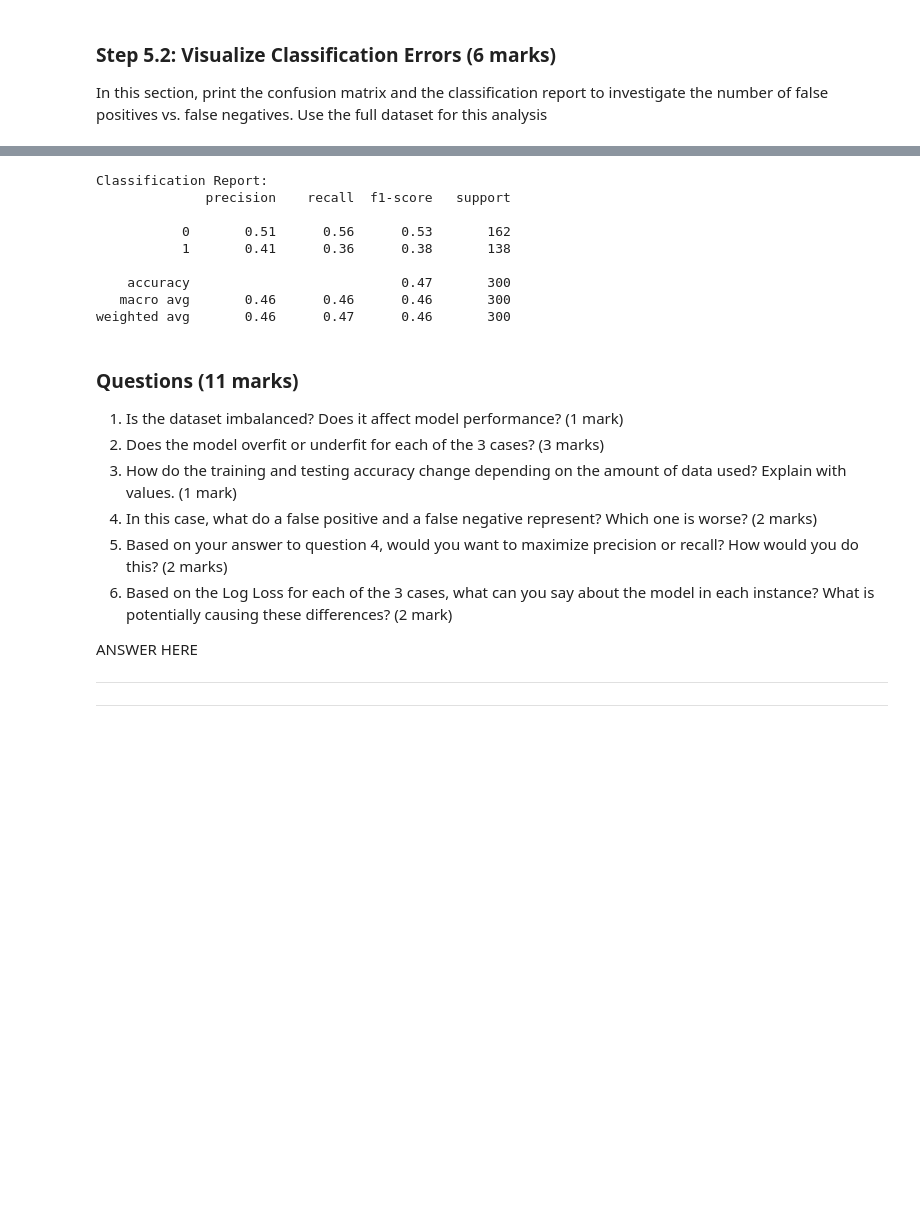
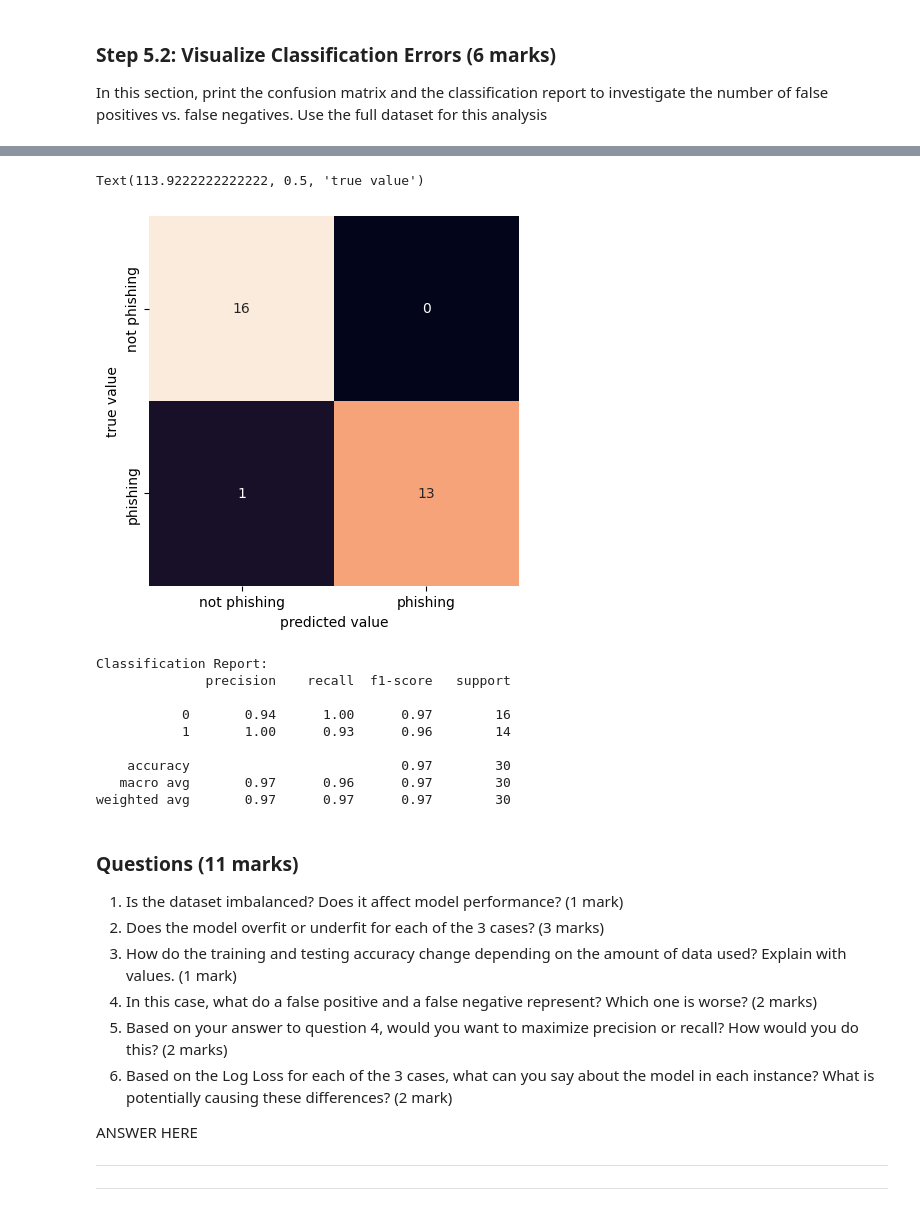
Before and after one commit to KushalDoshi17/engg680_2024_fall, a Jupyter notebook: Lab_Assignment3/Assignment3.ipynb, the cells around one changed output, grey strips where cells are left out. Drawn from its saved outputs; the diff is of its cells as text; code cells hidden in the pictures; blank space fills up the shorter version.

```diff
--- a/Lab_Assignment3/Assignment3.ipynb
+++ b/Lab_Assignment3/Assignment3.ipynb
@@ -700,36 +699,0 @@ weighted avg       0.46      0.47      0.46       300
-# %%
-import seaborn as sns
-
-# TO DO: Calculate confusion matrix (2 marks) : conf_mat
-
-# Below code prints confusion matrix using a heatmap
-import numpy as np
-import pandas as pd
-import seaborn as sns
-import matplotlib.pyplot as plt
-from sklearn.model_selection import train_test_split
-from sklearn.ensemble import RandomForestClassifier
-from sklearn.metrics import confusion_matrix, classification_report
-
-np.random.seed(0)
-data_size = 1000
-X = np.random.rand(data_size, 10)
-y = np.random.choice([0, 1], size=data_size)
-
-X_train, X_test, y_train, y_test = train_test_split(X, y, test_size=0.3, random_state=0)
-classifier = RandomForestClassifier(random_state=0)
-classifier.fit(X_train, y_train)
-
-y_pred = classifier.predict(X_test)
-
-conf_mat = confusion_matrix(y_test, y_pred)
-
-print("Confusion Matrix:\n", conf_mat)
-print("\nClassification Report:\n", classification_report(y_test, y_pred))
-
-sns.heatmap(conf_mat, xticklabels=['not phishing', 'phishing'], yticklabels=['not phishing', 'phishing'],
-            square=True, annot=True, cbar=False, fmt='d', cmap='Blues')
-plt.xlabel('Predicted Value')
-plt.ylabel('True Value')
-plt.title('Confusion Matrix Heatmap')
-plt.show()
@@ -751,19 +748,31 @@ weighted avg       0.46      0.47      0.46       300
+# %%
+import seaborn as sns
+
+# TO DO: Calculate confusion matrix (2 marks) : conf_mat
+
+# Below code prints confusion matrix using a heatmap
+sns.heatmap(conf_mat, xticklabels=['not phishing', 'phishing'],  yticklabels=['not phishing', 'phishing'], square=True, annot=True, cbar=False, fmt='d')
+plt.xlabel('predicted value')
+plt.ylabel('true value')
+# %% [output]
+Text(113.9222222222222, 0.5, 'true value')
+[figure, added]
 # %%
 # TO DO: Print classification report (2 marks)
 from sklearn.metrics import classification_report
-
+class_report = classification_report(y_test, y_test_pred)
 print("Classification Report:")
-print(classification_report(y_test, y_pred))
+print(class_report)
 # %% [output]
 Classification Report:
               precision    recall  f1-score   support
 
-           0       0.51      0.56      0.53       162
-           1       0.41      0.36      0.38       138
+           0       0.94      1.00      0.97        16
+           1       1.00      0.93      0.96        14
 
-    accuracy                           0.47       300
-   macro avg       0.46      0.46      0.46       300
-weighted avg       0.46      0.47      0.46       300
+    accuracy                           0.97        30
+   macro avg       0.97      0.96      0.97        30
+weighted avg       0.97      0.97      0.97        30
 # %% [markdown]
 ### Questions (11 marks)
 1. Is the dataset imbalanced? Does it affect model performance? (1 mark)
```
Also changed, not shown: parts of 9 cells of this notebook.
